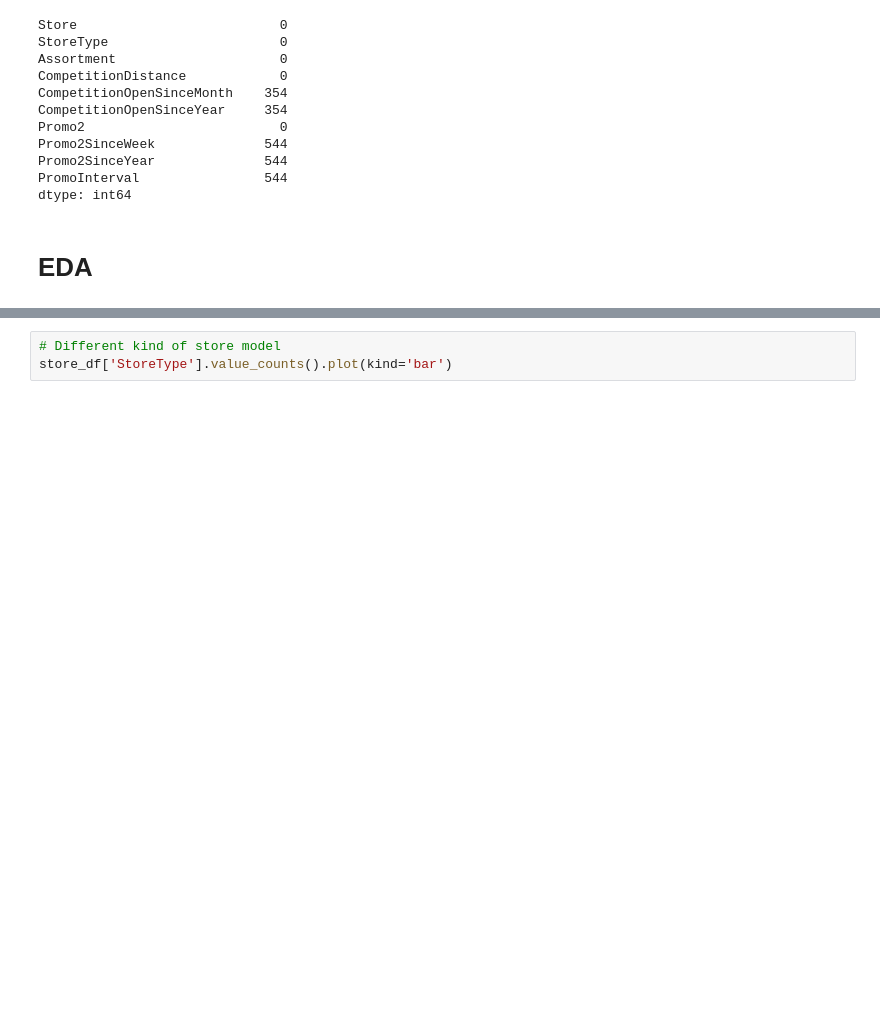
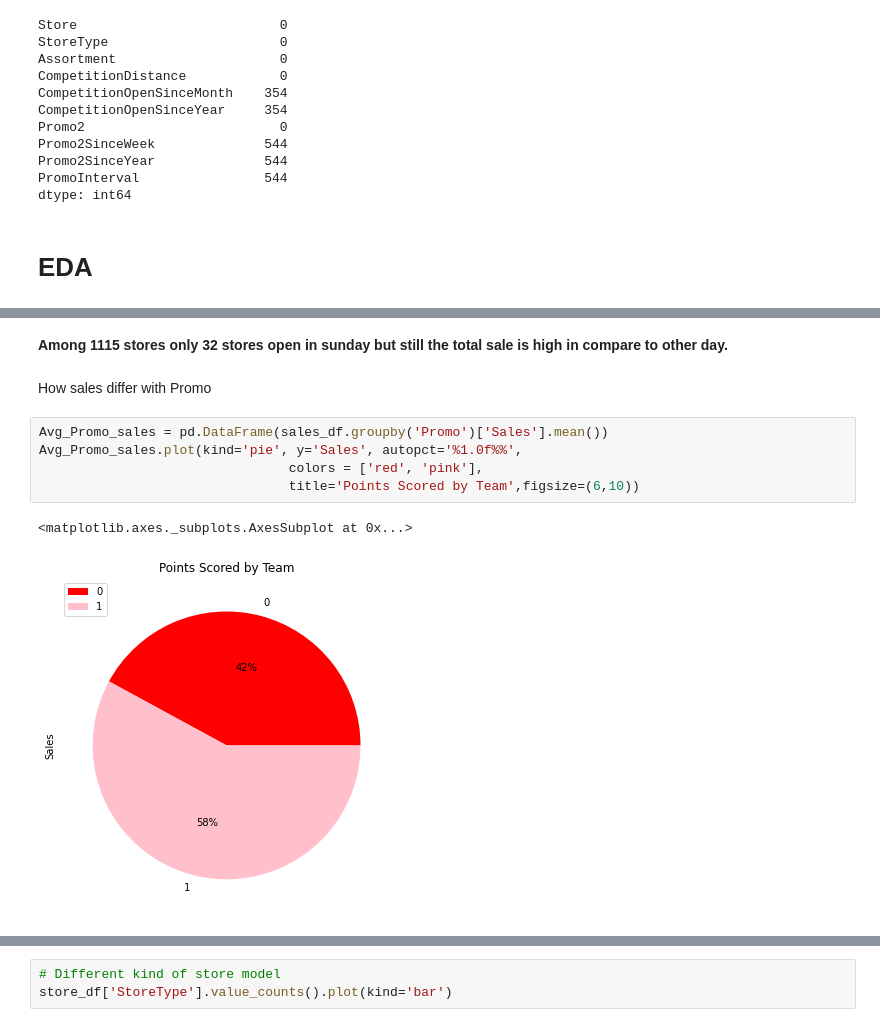
Before and after one commit to satyam-jyoti-sankar/Rossmann-Sales-Prediction-, a Jupyter notebook: Rossmann_Sales_Prediction_Capstone_Project.ipynb, the cells around one changed output, grey strips where cells are left out. Drawn from its saved outputs; the diff is of its cells as text; blank space fills up the shorter version.

```diff
--- a/Rossmann_Sales_Prediction_Capstone_Project.ipynb
+++ b/Rossmann_Sales_Prediction_Capstone_Project.ipynb
@@ -257,0 +293,12 @@ dtype: int64
+# %% [markdown]
+**Among 1115 stores only 32 stores open in sunday but still the total sale is  high in compare to other day.**
+# %% [markdown]
+How sales differ with Promo
+# %%
+Avg_Promo_sales = pd.DataFrame(sales_df.groupby('Promo')['Sales'].mean())
+Avg_Promo_sales.plot(kind='pie', y='Sales', autopct='%1.0f%%',
+                                colors = ['red', 'pink'],
+                                title='Points Scored by Team',figsize=(6,10))
+# %% [output]
+<matplotlib.axes._subplots.AxesSubplot at 0x...>
+[figure, added]
```
Also changed, not shown: parts of 34 cells of this notebook.
